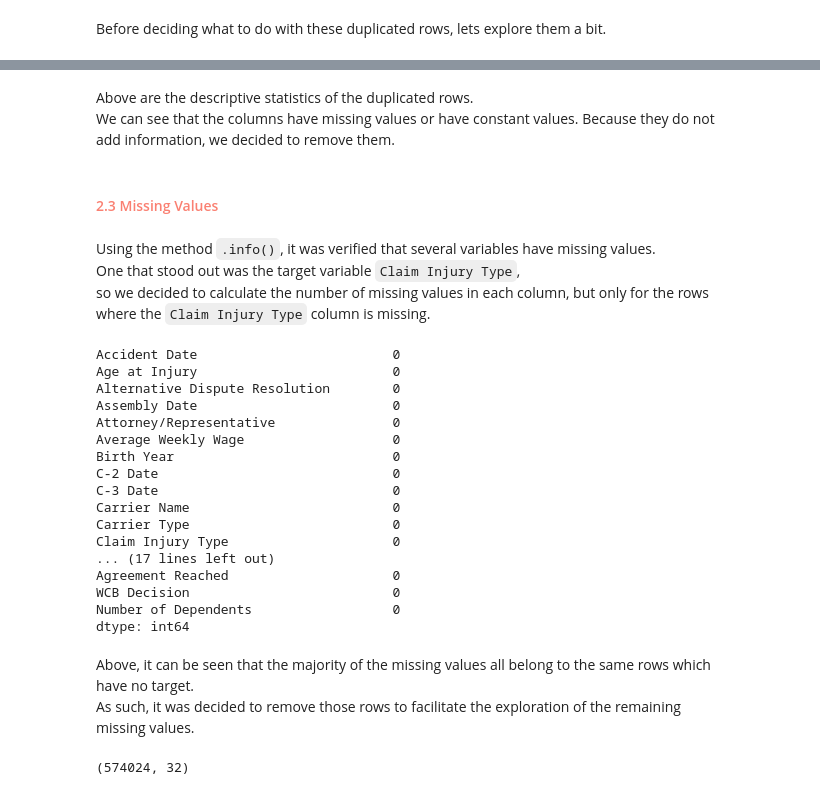
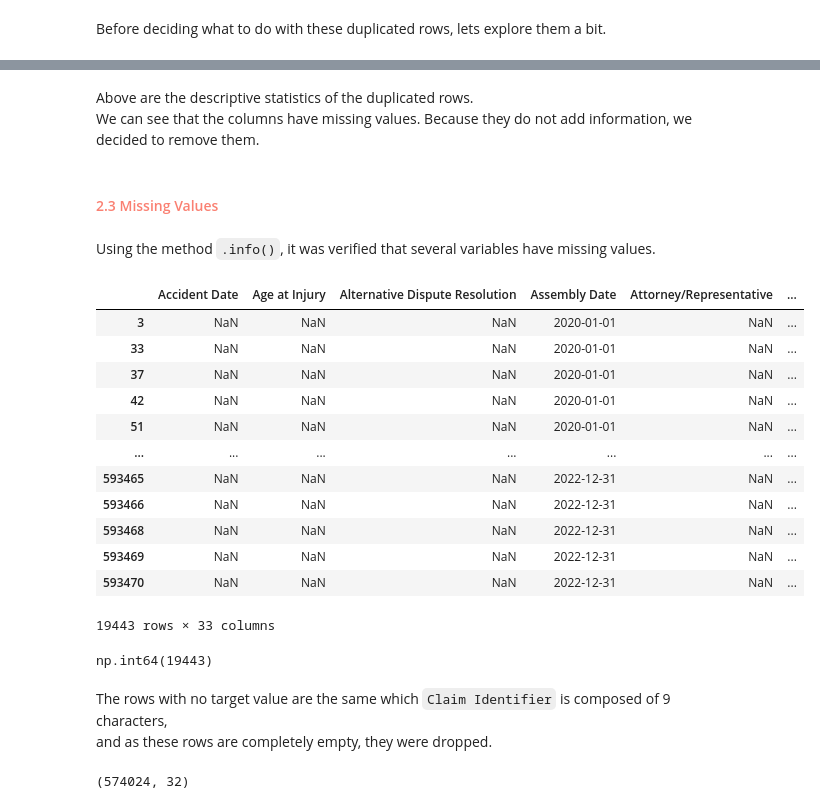
Before and after one commit to Gomsofi06/Machine_Learning_NOVAIMS, a Jupyter notebook: 01_EDA.ipynb, the cells around one changed output, grey strips where cells are left out. Saved outputs shown, nothing was run; the diff lists cells and outputs as text; code cells hidden in the pictures.

Commit message:
progress on missing values (WORK IN PROGRESS)

```diff
--- a/01_EDA.ipynb
+++ b/01_EDA.ipynb
@@ -224,34 +222,40 @@ df[df.duplicated(keep=False)].describe()
 # %% [markdown]
 Above are the descriptive statistics of the duplicated rows.
-We can see that the columns have missing values or have constant values. Because they do not add information, we decided to remove them.
+We can see that the columns have missing values. Because they do not add information, we decided to remove them.
 # %%
 df = df.drop_duplicates(keep=False)
 # %% [markdown]
 #### <span style="color:salmon"> 2.3 Missing Values </span>
-# %% [markdown]
-Using the method `.info()`, it was verified that several variables have missing values.
-One that stood out was the target variable `Claim Injury Type`,
-so we decided to calculate the number of missing values in each column, but only for the rows where the `Claim Injury Type` column is missing.
+# %% [markdown]
+Using the method `.info()`, it was verified that several variables have missing values.
+# %%
+# Show the rows which 'Claim Identifier' is composed of 9 characters
+
+odd_id = df[df['Claim Identifier'].apply(lambda x: len(str(x)) == 9)]
+
+odd_id
+# %% [output]
+|  | Accident Date | Age at Injury | Alternative Dispute Resolution | Assembly Date | Attorney/Representative | ... |
+| 3 | NaN | NaN | NaN | 2020-01-01 | NaN | ... |
+| 33 | NaN | NaN | NaN | 2020-01-01 | NaN | ... |
+| 37 | NaN | NaN | NaN | 2020-01-01 | NaN | ... |
+| 42 | NaN | NaN | NaN | 2020-01-01 | NaN | ... |
+| 51 | NaN | NaN | NaN | 2020-01-01 | NaN | ... |
+| ... | ... | ... | ... | ... | ... | ... |
+| 593465 | NaN | NaN | NaN | 2022-12-31 | NaN | ... |
+| 593466 | NaN | NaN | NaN | 2022-12-31 | NaN | ... |
+| 593468 | NaN | NaN | NaN | 2022-12-31 | NaN | ... |
+| 593469 | NaN | NaN | NaN | 2022-12-31 | NaN | ... |
+| 593470 | NaN | NaN | NaN | 2022-12-31 | NaN | ... |
+19443 rows × 33 columns
+# %%
+# Count the number of rows with no target value
+
+df['Claim Injury Type'].isnull().sum()
+# %% [output]
+np.int64(19443)
+# %% [markdown]
+The rows with no target value are the same which `Claim Identifier` is composed of 9 characters,
+and as these rows are completely empty, they were dropped.
 # %%
-df[df['Claim Injury Type'].isna()].isna().sum()
+#df.dropna(subset=['Claim Injury Type'], inplace = True)
-# %% [output]
-Accident Date                         0
-Age at Injury                         0
-Alternative Dispute Resolution        0
-Assembly Date                         0
-Attorney/Representative               0
-Average Weekly Wage                   0
-Birth Year                            0
-C-2 Date                              0
-C-3 Date                              0
-Carrier Name                          0
-Carrier Type                          0
-Claim Injury Type                     0
-... (17 lines left out)
-Agreement Reached                     0
-WCB Decision                          0
-Number of Dependents                  0
-dtype: int64
-# %% [markdown]
-Above, it can be seen that the majority of the missing values all belong to the same rows which have no target.
-As such, it was decided to remove those rows to facilitate the exploration of the remaining missing values.
```
Also changed, not shown: parts of 10 cells of this notebook.
